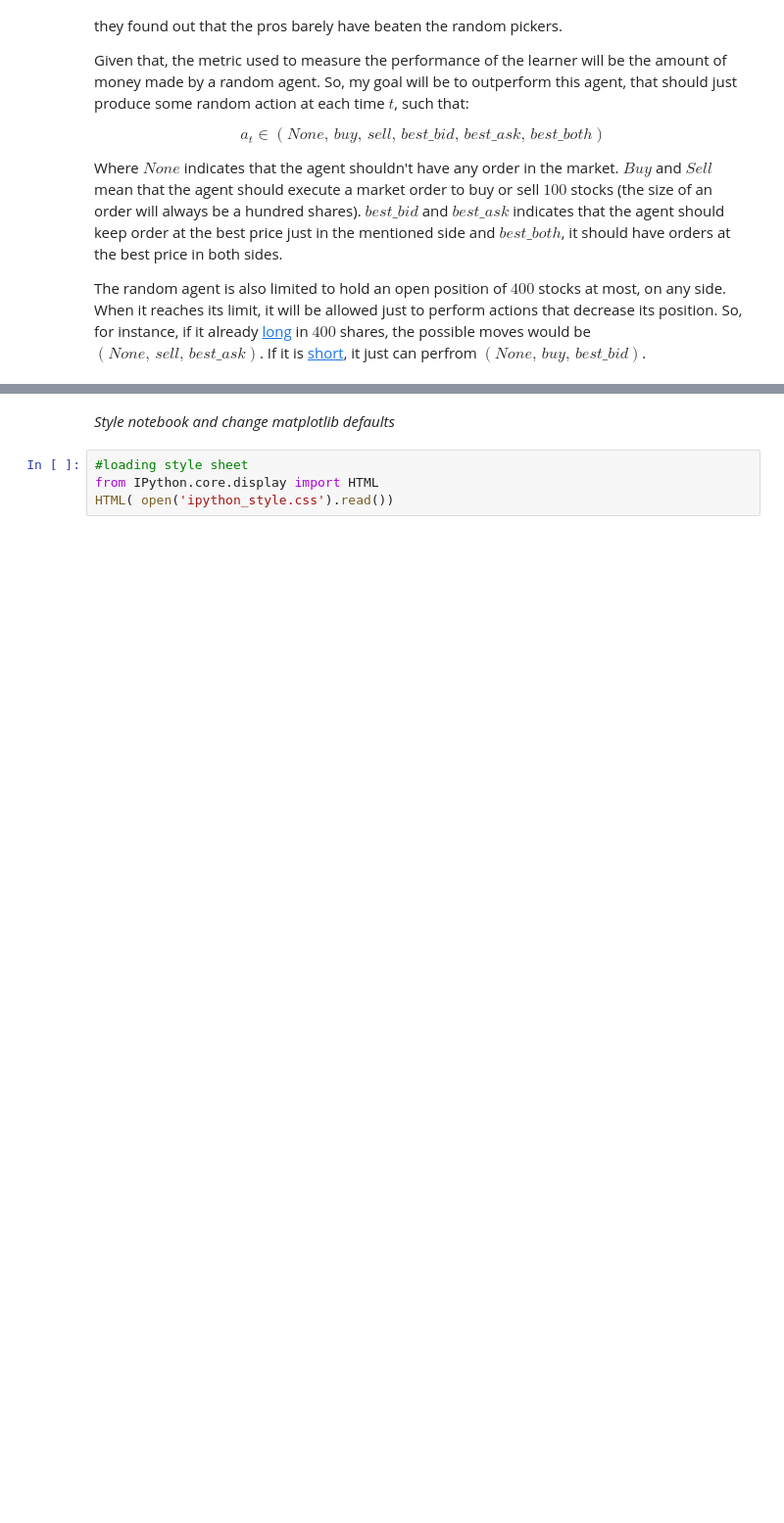
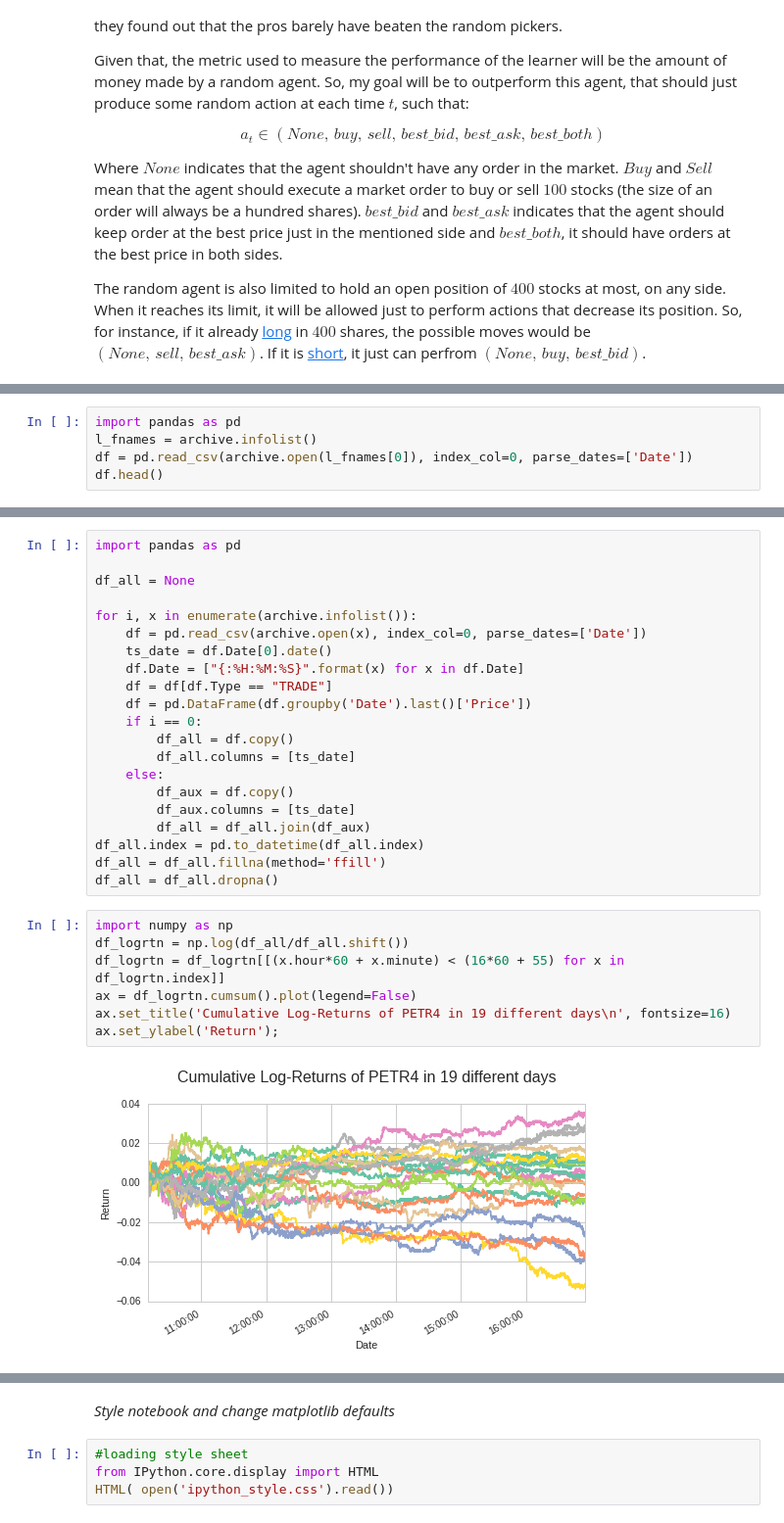
Before and after one commit to ucaiado/QLearning_Trading, a Jupyter notebook: learning_trade.ipynb, the cells around one changed output, grey strips where cells are left out. Shown at 98% size. Saved outputs shown, nothing was run; the diff lists cells and outputs as text; blank space fills up the shorter version.

```diff
--- a/learning_trade.ipynb
+++ b/learning_trade.ipynb
@@ -120,0 +125,5 @@ bla
+# %%
+import pandas as pd
+l_fnames = archive.infolist()
+df = pd.read_csv(archive.open(l_fnames[0]), index_col=0, parse_dates=['Date'])
+df.head()
@@ -120,0 +152,30 @@ bla
+# %%
+import pandas as pd
+
+df_all = None
+
+for i, x in enumerate(archive.infolist()):
+    df = pd.read_csv(archive.open(x), index_col=0, parse_dates=['Date'])
+    ts_date = df.Date[0].date()
+    df.Date = ["{:%H:%M:%S}".format(x) for x in df.Date]
+    df = df[df.Type == "TRADE"]
+    df = pd.DataFrame(df.groupby('Date').last()['Price'])
+    if i == 0:
+        df_all = df.copy()
+        df_all.columns = [ts_date]
+    else:
+        df_aux = df.copy()
+        df_aux.columns = [ts_date]
+        df_all = df_all.join(df_aux)
+df_all.index = pd.to_datetime(df_all.index)
+df_all = df_all.fillna(method='ffill')
+df_all = df_all.dropna()
+# %%
+import numpy as np
+df_logrtn = np.log(df_all/df_all.shift())
+df_logrtn = df_logrtn[[(x.hour*60 + x.minute) < (16*60 + 55) for x in df_logrtn.index]]
+ax = df_logrtn.cumsum().plot(legend=False)
+ax.set_title('Cumulative Log-Returns of PETR4 in 19 different days\n', fontsize=16)
+ax.set_ylabel('Return');
+# %% [output]
+[figure, added]
```
Also changed, not shown: parts of 23 cells of this notebook, 1 other file.
